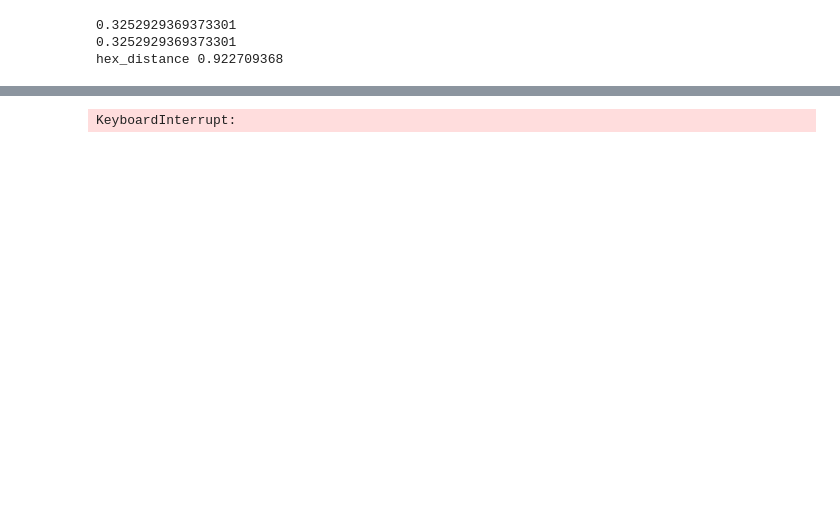
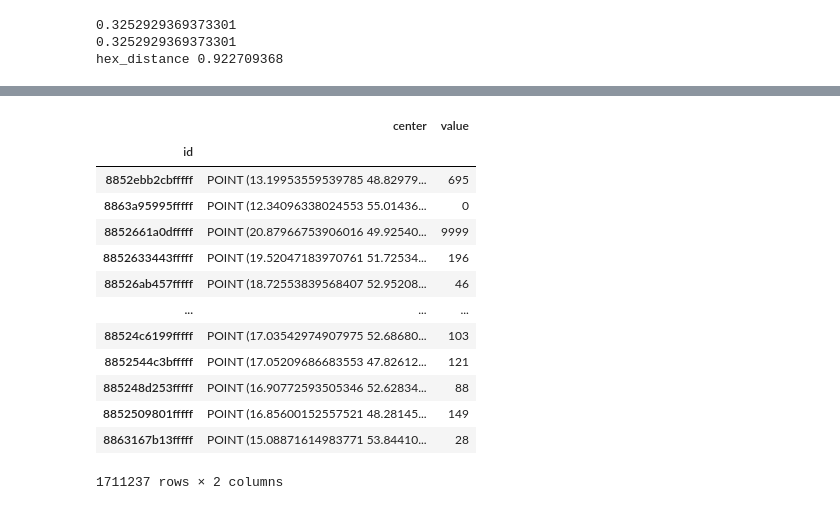
Before and after one commit to adammertel/itinerary-analysis_PO2-case-study, a Jupyter notebook: src/processing/03_create-paths.ipynb, the cells around one changed output, grey strips where cells are left out. Saved outputs shown, nothing was run; the diff lists cells and outputs as text; code cells hidden in the pictures; blank space fills up the shorter version.

```diff
--- a/src/processing/03_create-paths.ipynb
+++ b/src/processing/03_create-paths.ipynb
@@ -191,11 +154,0 @@ no hexes 1711237
-# %%
-# create a dataframe of hex centers and their elevation values
-elevation_df = gpd.GeoDataFrame(hexes_list, geometry="center", crs="epsg:4326")
-
-elevation_df['center'] = elevation_df.swifter.apply(
-      lambda x: wkt.loads(wkt.dumps(x['center'].simplify(0.0, preserve_topology=True), rounding_precision=5)),
-      axis=1
-  )
-elevation_df[['center', 'value']].to_file(PATH_OUT + 'elevation.shp', driver="ESRI Shapefile")
-# %% [output]
-KeyboardInterrupt:
@@ -209,3 +155,48 @@ destinations_hexes = {
+# %%
+# construct hexes dataframe
+
+hex_ids = list(h3.polyfill(bounds_json, CONST_graph_detail_lvl))
+
+hexes_df = pd.DataFrame(hex_ids, columns=['id'])
+hexes_df['center'] = hexes_df.swifter.apply(
+    lambda x: Point(h3.h3_to_geo(x['id'])),
+    axis = 1
+)
+hexes_df["value"] = hexes_df.swifter.apply(
+    lambda x: path_value_point(x['center']),
+    axis = 1
+)
+hexes_df.set_index('id', inplace=True)
+
+# find neighboring hexes
+hexes_df['neighbors'] = hexes_df.swifter.apply(
+    lambda x: \
+        [
+            h3.get_destination_h3_index_from_unidirectional_edge(n)
+            for n in h3.get_h3_unidirectional_edges_from_hexagon(x.name)\
+        ],
+    axis = 1
+)
+
+# save hexes_df
+hexes_df.to_csv(PATH_OUT + 'hexes.csv')
+# %%
+hexes_df
+# %% [output]
+|  | center | value |
+| id |  |  |
+| 8852ebb2cbfffff | POINT (13.19953559539785 48.82979... | 695 |
+| 8863a95995fffff | POINT (12.34096338024553 55.01436... | 0 |
+| 8852661a0dfffff | POINT (20.87966753906016 49.92540... | 9999 |
+| 8852633443fffff | POINT (19.52047183970761 51.72534... | 196 |
+| 88526ab457fffff | POINT (18.72553839568407 52.95208... | 46 |
+| ... | ... | ... |
+| 88524c6199fffff | POINT (17.03542974907975 52.68680... | 103 |
+| 8852544c3bfffff | POINT (17.05209686683553 47.82612... | 121 |
+| 885248d253fffff | POINT (16.90772593505346 52.62834... | 88 |
+| 8852509801fffff | POINT (16.85600152557521 48.28145... | 149 |
+| 8863167b13fffff | POINT (15.08871614983771 53.84410... | 28 |
+1711237 rows × 2 columns
 # %%
 # create weighted non-directional graph for all combinations of neighboring hexes
 
```
Also changed, not shown: parts of 12 cells of this notebook.
